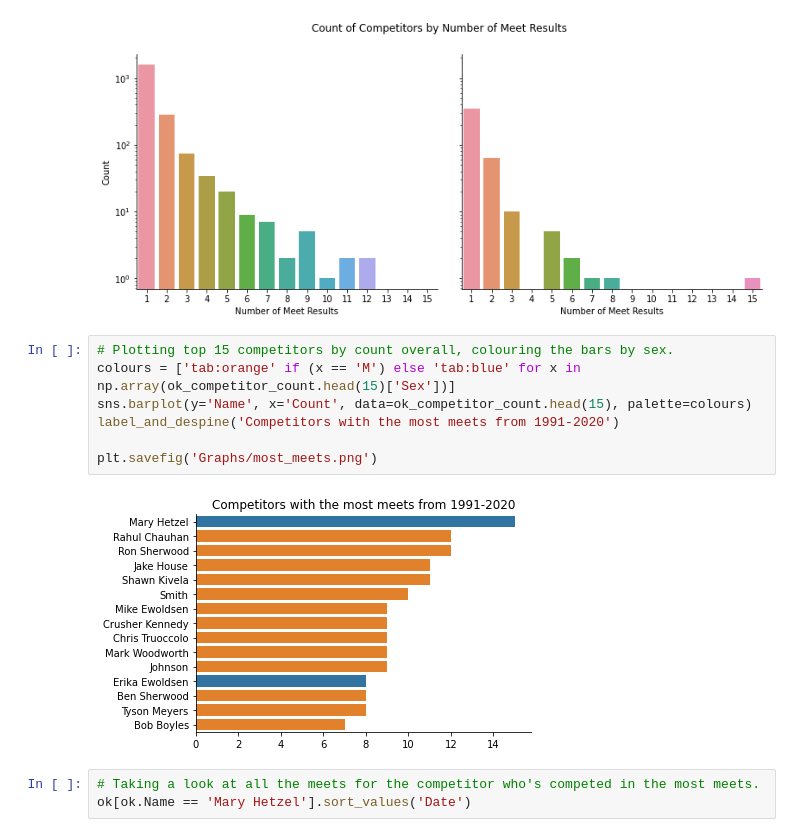
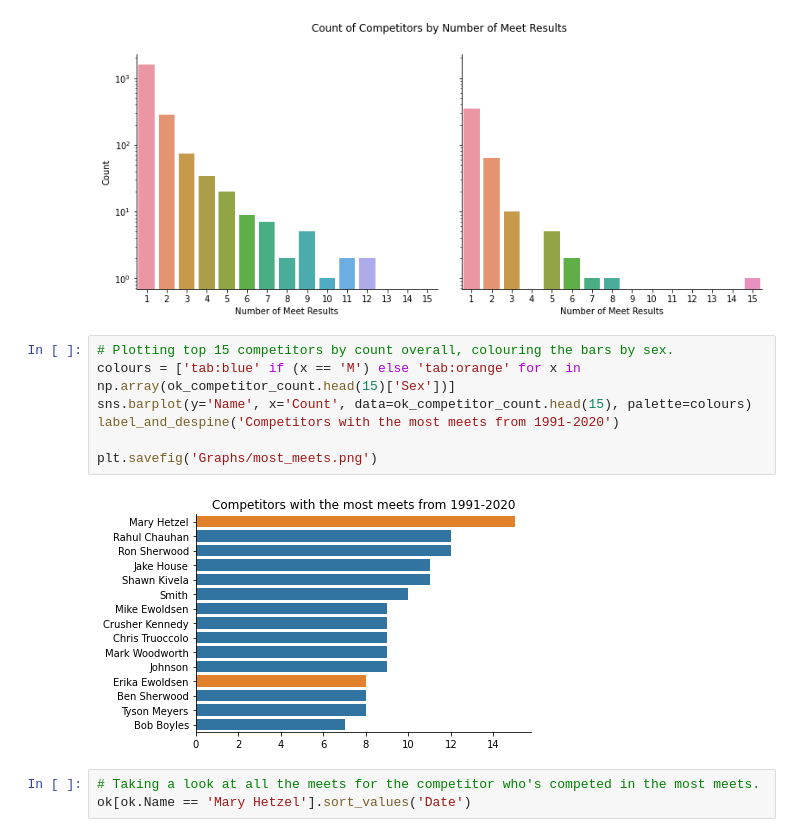
Before and after one commit to inunoriginal1/OpenPowerlifting, a Jupyter notebook: main.ipynb, the cells around one changed output. Cells and saved outputs as stored; diff of their text form.

Commit message:
More graphs.

```diff
--- a/main.ipynb
+++ b/main.ipynb
@@ -1021,13 +1017,13 @@ fig.show()
 [figure]
 # %%
 # Plotting top 15 competitors by count overall, colouring the bars by sex.
-colours = ['tab:orange' if (x == 'M') else 'tab:blue' for x in np.array(ok_competitor_count.head(15)['Sex'])]
+colours = ['tab:blue' if (x == 'M') else 'tab:orange' for x in np.array(ok_competitor_count.head(15)['Sex'])]
 sns.barplot(y='Name', x='Count', data=ok_competitor_count.head(15), palette=colours)
 label_and_despine('Competitors with the most meets from 1991-2020')
 
 plt.savefig('Graphs/most_meets.png')
 # %% [output]
-[figure, old version]
+[figure, new version]
 # %%
 # Taking a look at all the meets for the competitor who's competed in the most meets.
 ok[ok.Name == 'Mary Hetzel'].sort_values('Date')
```
Also changed, not shown: parts of 7 cells of this notebook, 5 other files.
